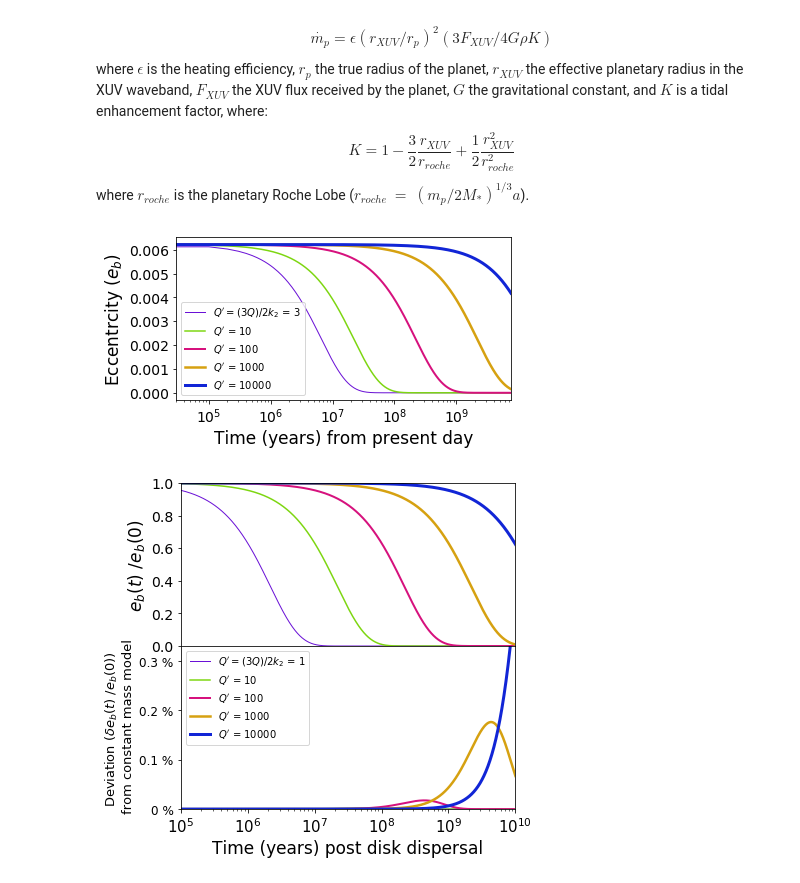
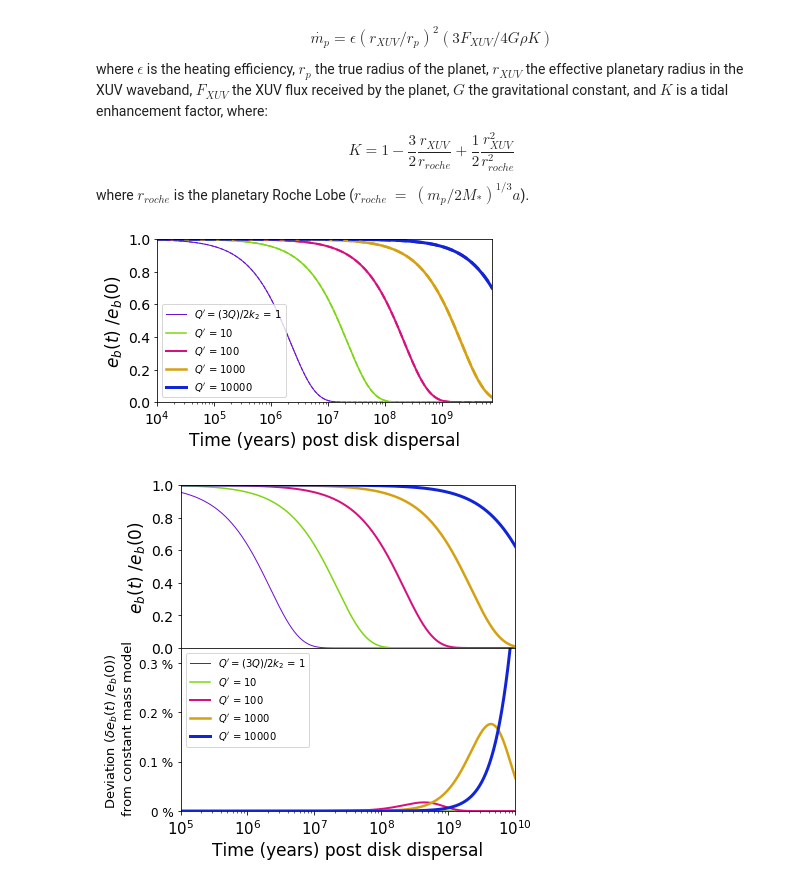
Before and after one commit to jxcbecker/trappist1, a Jupyter notebook: MakeFigures.ipynb, the cells around one changed output. Saved outputs shown, nothing was run; the diff lists cells and outputs as text; code cells hidden in the pictures.

```diff
--- a/MakeFigures.ipynb
+++ b/MakeFigures.ipynb
@@ -455,38 +455,38 @@ y0 = [0.011,0.00622, 0.00270 * 330.0] # initial conditions at y0
 t = np.logspace(1, 10, 10000)
 abserr = 1.0e-10
 relerr = 1.0e-8
-dmdtval = trappist1.loc[trappist1['Planet'] == 'TRAPPIST-1 b']['mass_loss(g/s)'].values[0] * 5.2804674*10**(-21.)
-e_zero = trappist1.loc[trappist1['Planet'] == 'TRAPPIST-1 b']['e'].values[0]
+dmdtval = 0
+e_zero = 0.5
 
 figsize(6,3)
 for i, qval in enumerate(np.true_divide([1,10,100,1000,10000], 5.)):
     sol = odeint(trappist_machine.tidal_evo, y0, t, args = (qval,1e-5, perz[0],  dmdtval), atol=abserr, rtol=relerr)
     asol,esol,msol = zip(*sol)
     if i == 0:
         plot(t, esol / e_zero, label = r"$Q' = (3 Q) / 2 k_{2}$ = %i" % (3. * qval / (2 * 0.3)), linewidth=linez[i], color=color_to_use[i])
     else:
         plot(t, esol / e_zero, label = r"$Q'$ = %i" % (3. * qval / (2 * 0.3)), color=color_to_use[i], linewidth=linez[i])
 legend()
 for i, qval in enumerate(np.true_divide([1,10,100,1000,10000], 5.)):
     sol = odeint(trappist_machine.tidal_evo, y0, t, args = (qval,1e-5, perz[0], 0), atol=abserr, rtol=relerr)
     asol,esol,msol = zip(*sol)
     if i == 0:
         plot(t, esol / e_zero, label = r"$Q' = (3 Q) / 2 k_{2}$ = %i" % (3. * qval / (2 * 0.3)), linewidth=linez[i],linestyle="--", color=color_to_use[i])
     else:
         plot(t, esol / e_zero, label = r"$Q'$ = %i" % (3. * qval / (2 * 0.3)), color=color_to_use[i], linestyle="--", linewidth=linez[i])
 
 #ylim(0.0108,0.0115)
 xlabel("Time (years) post disk dispersal", fontsize=17)
 #xlabel("3/2 * Q/k", fontsize=17)
 ylabel("$e_b(t)$ /$e_b(0)$", fontsize=17)
 xticks(fontsize=14)
 yticks(fontsize=14)
 xlim(1e4, 7.6e9)
 ylim(0,1)
 xscale("log")
-savefig(paperFigures + "trappist-ecc.pdf", dpi=150, bbox_inches = 'tight')
+savefig(paperFigures + "wd-ecc.pdf", dpi=150, bbox_inches = 'tight')
 # %% [output]
-[figure, old version]
+[figure, new version]
 # %%
 from scipy.integrate import odeint, ode
 
```
Also changed, not shown: parts of 11 cells of this notebook, 33 other files.
